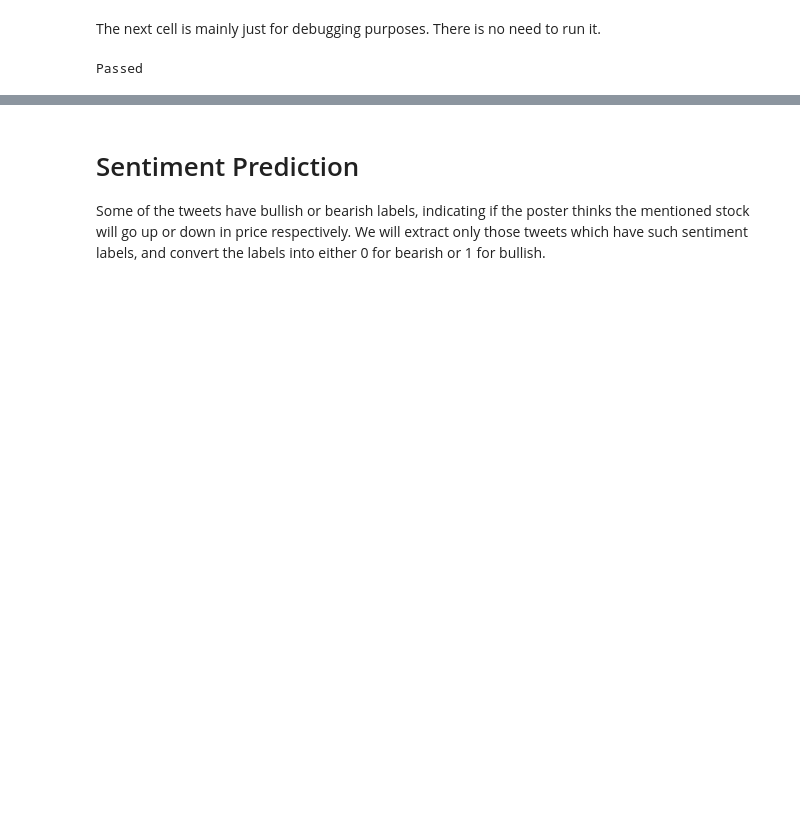
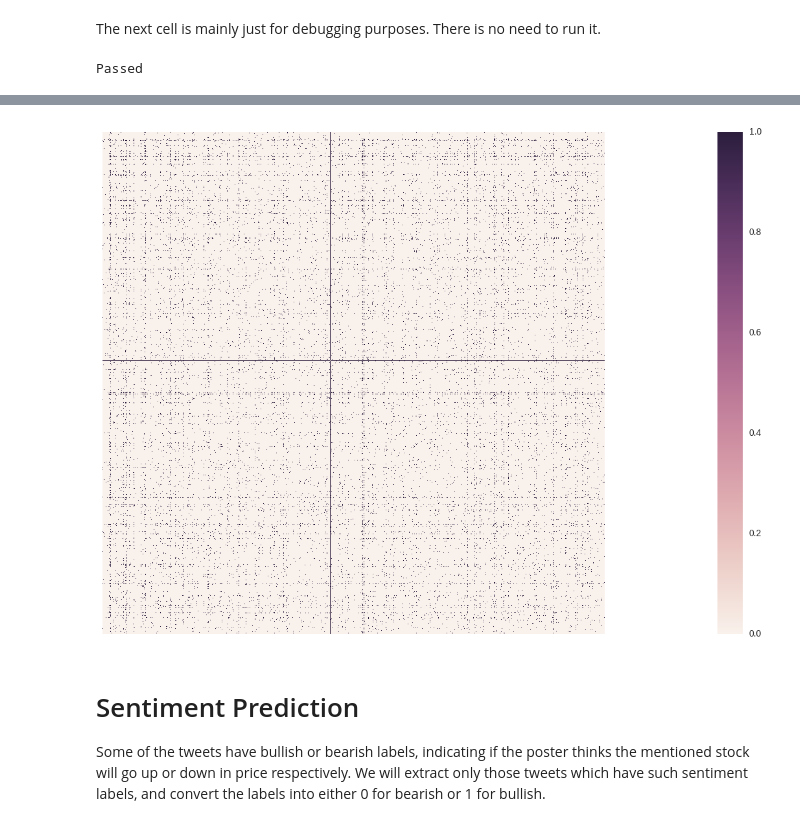
Before and after one commit to Frank-node/stocktwits_analysis, a Jupyter notebook: stocktwits_analysis.ipynb, the cells around one changed output, grey strips where cells are left out. Drawn from its saved outputs; the diff is of its cells as text; code cells hidden in the pictures; blank space fills up the shorter version.

```diff
--- a/stocktwits_analysis.ipynb
+++ b/stocktwits_analysis.ipynb
@@ -144,3 +359,8 @@ Passed
+# %%
+plt.figure(figsize=(45,10))
+sns.heatmap(co, xticklabels=False, vmin=0, vmax=1, yticklabels=False, square=True);
+# %% [output]
+[figure, added]
 # %% [markdown]
 # Sentiment Prediction
 Some of the tweets have bullish or bearish labels, indicating if the poster thinks the mentioned stock will go up or down in price respectively. We will extract only those tweets which have such sentiment labels, and convert the labels into either 0 for bearish or 1 for bullish.
```
Also changed, not shown: parts of 39 cells of this notebook.
